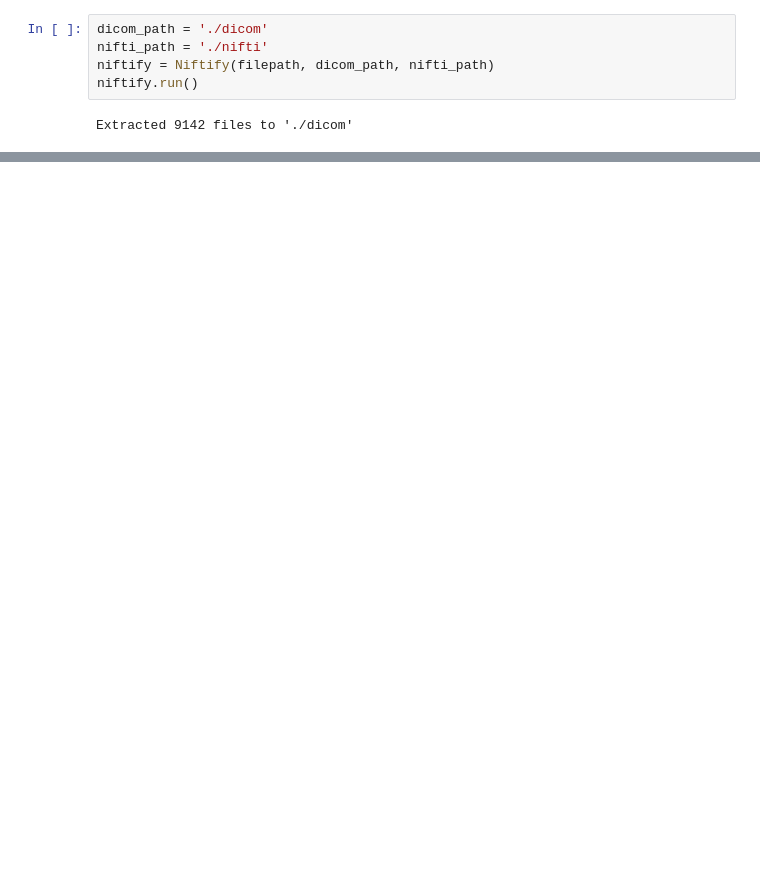
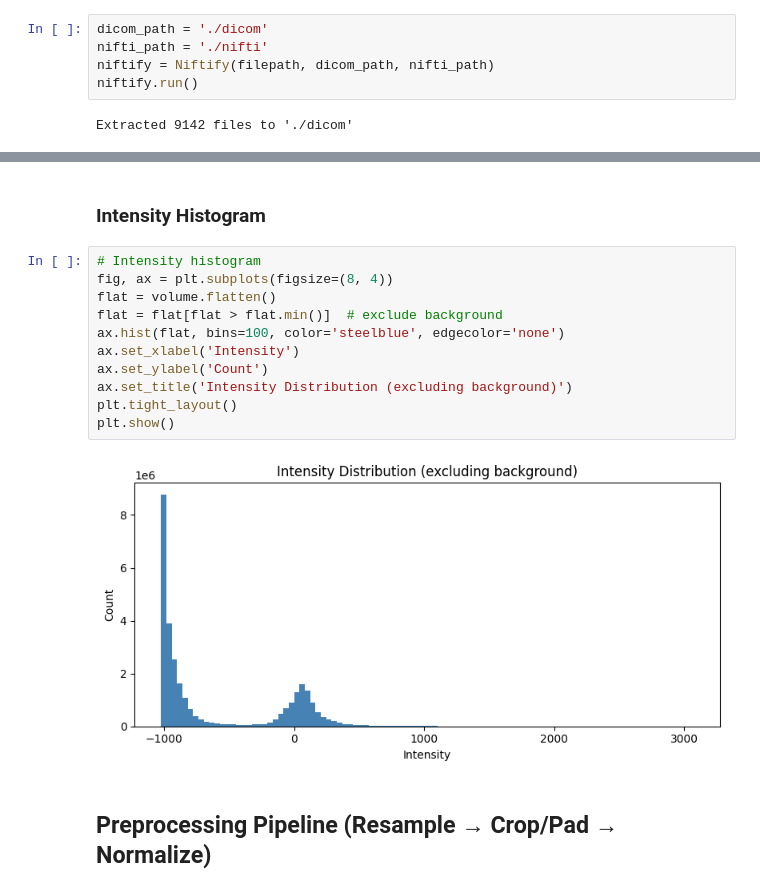
Before and after one commit to GanonthaBr/Lite-LDM, a Jupyter notebook: liteldm-exploration.ipynb, the cells around one changed output, grey strips where cells are left out. Cells and saved outputs as stored; diff of their text form; blank space fills up the shorter version.

```diff
--- a/liteldm-exploration.ipynb
+++ b/liteldm-exploration.ipynb
@@ -82,0 +166,17 @@ len(os.listdir(nifti_path))
+# %% [markdown]
+### Intensity Histogram
+# %%
+# Intensity histogram
+fig, ax = plt.subplots(figsize=(8, 4))
+flat = volume.flatten()
+flat = flat[flat > flat.min()]  # exclude background
+ax.hist(flat, bins=100, color='steelblue', edgecolor='none')
+ax.set_xlabel('Intensity')
+ax.set_ylabel('Count')
+ax.set_title('Intensity Distribution (excluding background)')
+plt.tight_layout()
+plt.show()
+# %% [output]
+[figure, added]
+# %% [markdown]
+## Preprocessing Pipeline (Resample → Crop/Pad → Normalize)
```
Also changed, not shown: parts of 17 cells of this notebook, 1 other file.
